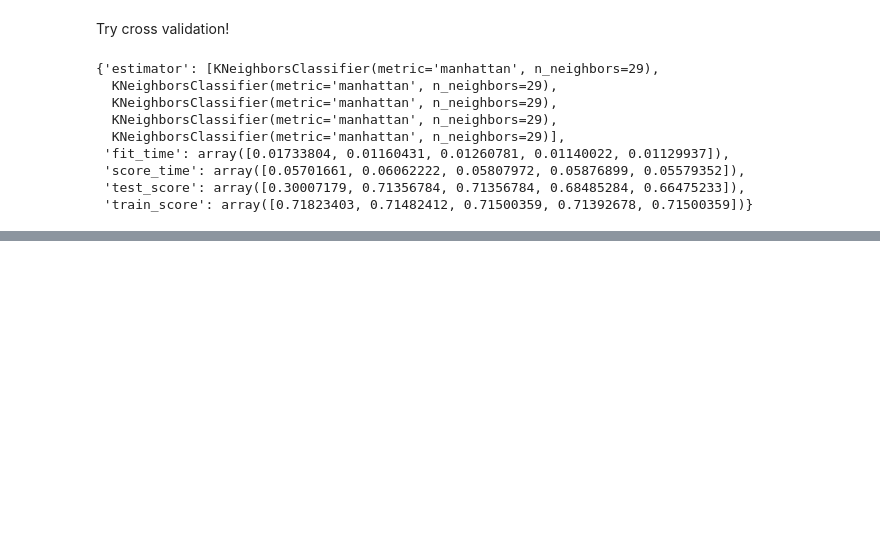
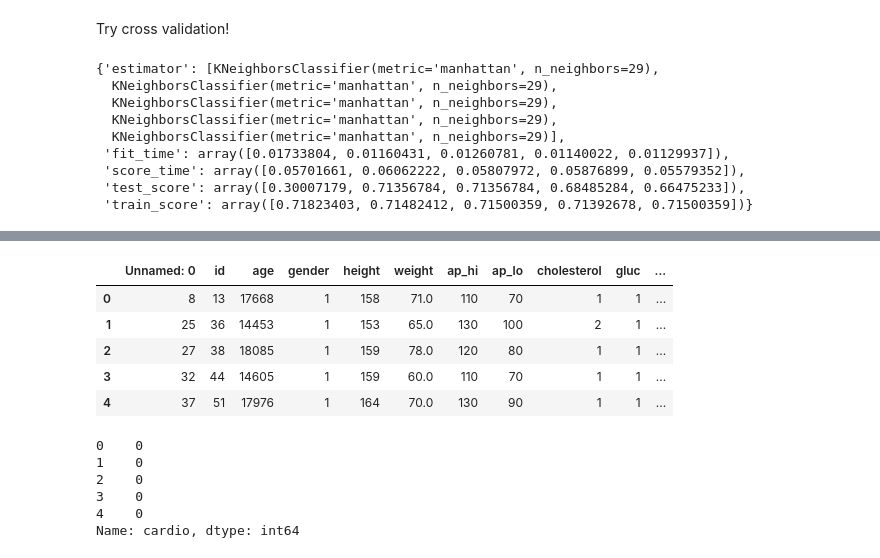
Before and after one commit to bhavrish/CVD-Classifer, a Jupyter notebook: knn.ipynb, the cells around one changed output, grey strips where cells are left out. Drawn from its saved outputs; the diff is of its cells as text; code cells hidden in the pictures; blank space fills up the shorter version.

```diff
--- a/knn.ipynb
+++ b/knn.ipynb
@@ -189,0 +201,22 @@ scores
+# %%
+df1['blood_pressure'] = df1["ap_hi"] / df1["ap_lo"]
+df1.drop(["ap_hi", "ap_lo"], axis= 1)
+df1 = df1[df1['blood_pressure'] != math.inf]
+df1.head()
+# %% [output]
+|  | Unnamed: 0 | id | age | gender | height | weight | ap_hi | ap_lo | cholesterol | gluc | ... |
+| 0 | 8 | 13 | 17668 | 1 | 158 | 71.0 | 110 | 70 | 1 | 1 | ... |
+| 1 | 25 | 36 | 14453 | 1 | 153 | 65.0 | 130 | 100 | 2 | 1 | ... |
+| 2 | 27 | 38 | 18085 | 1 | 159 | 78.0 | 120 | 80 | 1 | 1 | ... |
+| 3 | 32 | 44 | 14605 | 1 | 159 | 60.0 | 110 | 70 | 1 | 1 | ... |
+| 4 | 37 | 51 | 17976 | 1 | 164 | 70.0 | 130 | 90 | 1 | 1 | ... |
+# %%
+df1_targ = df1.loc[:, "cardio"]
+df1_targ.head()
+# %% [output]
+0    0
+1    0
+2    0
+3    0
+4    0
+Name: cardio, dtype: int64
```
Also changed, not shown: parts of 7 cells of this notebook.
